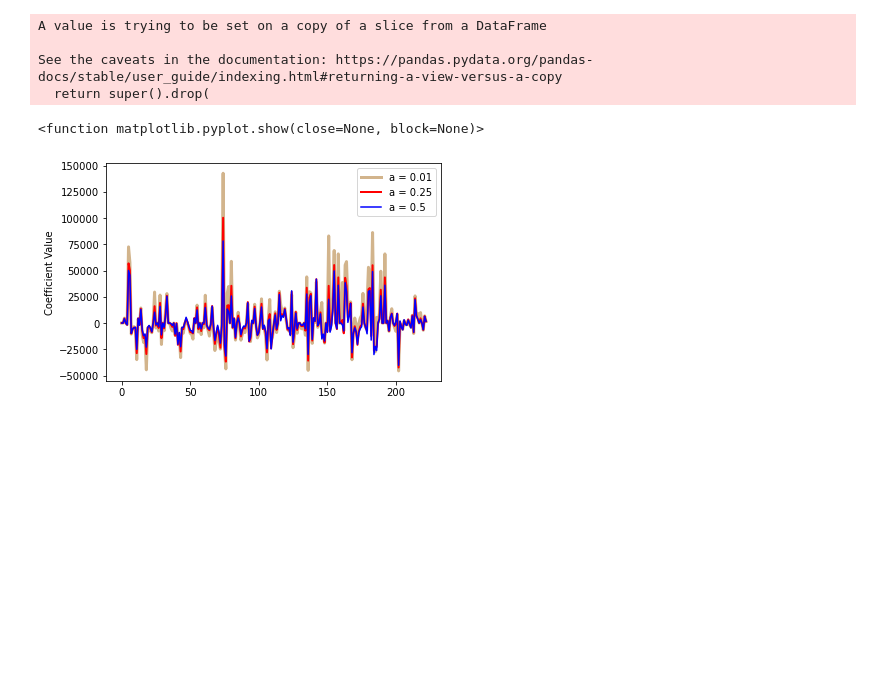
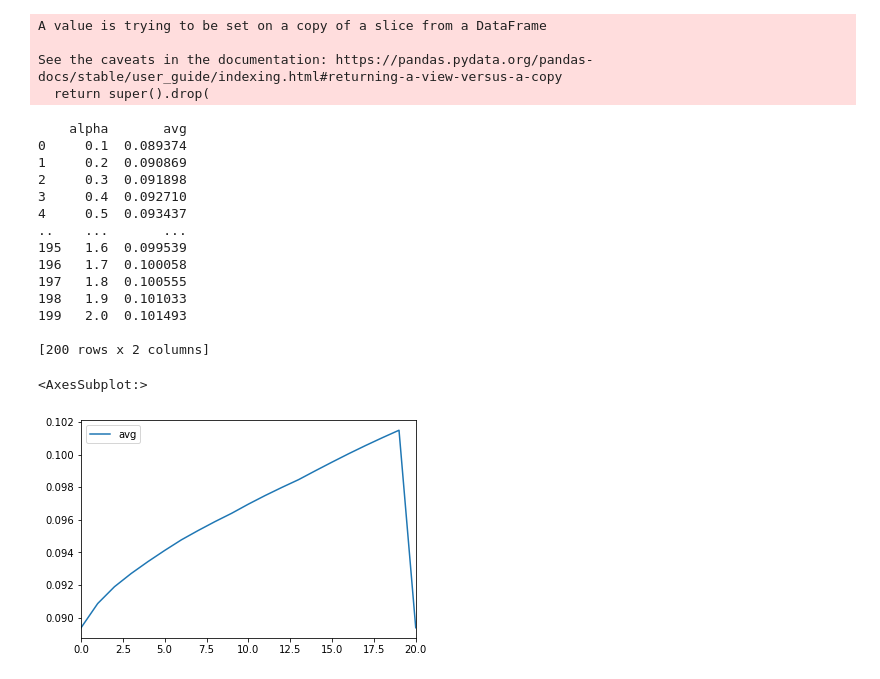
Before and after one commit to CalKat/COMP562-Final, a Jupyter notebook: RidgeRegressionModel.ipynb, the cells around one changed output. Saved outputs shown, nothing was run; the diff lists cells and outputs as text; code cells hidden in the pictures; blank space fills up the shorter version.

Commit message:
added naive function of alpha and iffy plotting of alpha vs accuracy

```diff
--- a/RidgeRegressionModel.ipynb
+++ b/RidgeRegressionModel.ipynb
@@ -168,22 +168,59 @@ A value is trying to be set on a copy of a slice from a DataFrame
 See the caveats in the documentation: https://pandas.pydata.org/pandas-docs/stable/user_guide/indexing.html#returning-a-view-versus-a-copy
   return super().drop(
 # %%
-ridge_reg_1 = linear_model.Ridge(alpha=0.01)
-ridge_reg_2 = linear_model.Ridge(alpha=0.25)
-ridge_reg_3 = linear_model.Ridge(alpha=0.5)
+ridge_reg_1 = linear_model.Ridge(alpha=0.1)
+ridge_reg_2 = linear_model.Ridge(alpha=0.5)
+ridge_reg_3 = linear_model.Ridge(alpha=1.5)
 ridge_reg_1.fit(train_data, train_labels)
-ridge_reg_1.score(train_data, train_labels)
+#print(ridge_reg_1.score(train_data, train_labels))
 ridge_reg_2.fit(train_data, train_labels)
 ridge_reg_2.score(train_data, train_labels)
+#print(ridge_reg_2.score(train_data, train_labels))
 ridge_reg_3.fit(train_data, train_labels)
 ridge_reg_3.score(train_data, train_labels)
-plt.plot(ridge_reg_1.coef_, color='tan', linewidth=3, label="a = 0.01")
-plt.plot(ridge_reg_2.coef_,  color='red', linewidth=2, label="a = 0.25")
-plt.plot(ridge_reg_3.coef_,  color='blue', label="a = 0.5")
-plt.ylabel("Coefficient Value")
-plt.legend()
-plt.show
+#print(ridge_reg_3.score(train_data, train_labels))
+#plt.plot(ridge_reg_1.coef_, color='tan', linewidth=3, label="a = 0.1")
+#plt.plot(ridge_reg_2.coef_,  color='red', linewidth=2, label="a = 0.5")
+#plt.plot(ridge_reg_3.coef_,  color='blue', label="a = 1")
+#plt.ylabel("Coefficient Value")
+#plt.legend()
+#plt.show
+
+
+
+## Naive way to function based on alpha
+for x in np.linspace(0.1,2,20):
+    x = round(x, 1)
+    ridge_reg_x = linear_model.Ridge(alpha=x)
+    ridge_reg_x.fit(train_data, train_labels)
+    #print("x=" + str(x) + ", Score on train: " + str(ridge_reg_i.score(train_data, train_labels)))
+    RR_test = ridge_reg_x.predict(test_data)
+    prediction = pd.DataFrame()
+    prediction['latest_price'] = RR_test
+    avg = 0
+    for i,v in enumerate(test_labels):
+        avg += abs(prediction.iloc[i].latest_price-v)/(prediction.iloc[i].latest_price+v)
+    avg = avg / 195
+    #print("Average error: " + str(avg))
+    results.loc[len(results.index)] = [str(x), avg]
+
+print(results)
+results.plot(xlim=(0,20))
 # %% [output]
-<function matplotlib.pyplot.show(close=None, block=None)>
+    alpha       avg
+0     0.1  0.089374
+1     0.2  0.090869
+2     0.3  0.091898
+3     0.4  0.092710
+4     0.5  0.093437
+..    ...       ...
+195   1.6  0.099539
+196   1.7  0.100058
+197   1.8  0.100555
+198   1.9  0.101033
+199   2.0  0.101493
+
+[200 rows x 2 columns]
+<AxesSubplot:>
-[figure, old version]
+[figure, new version]
 # %%
```
Also changed, not shown: parts of 2 cells of this notebook.
